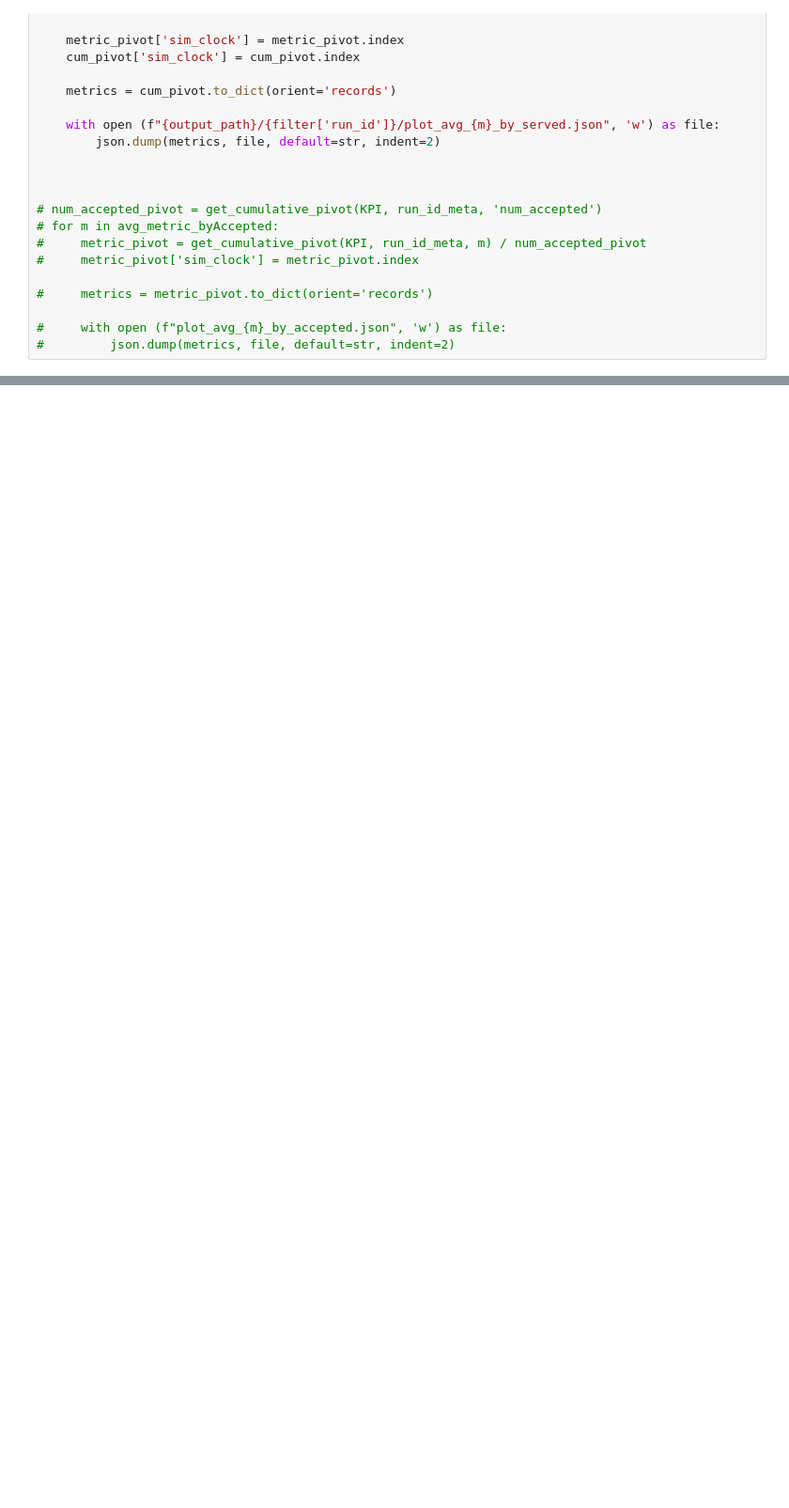
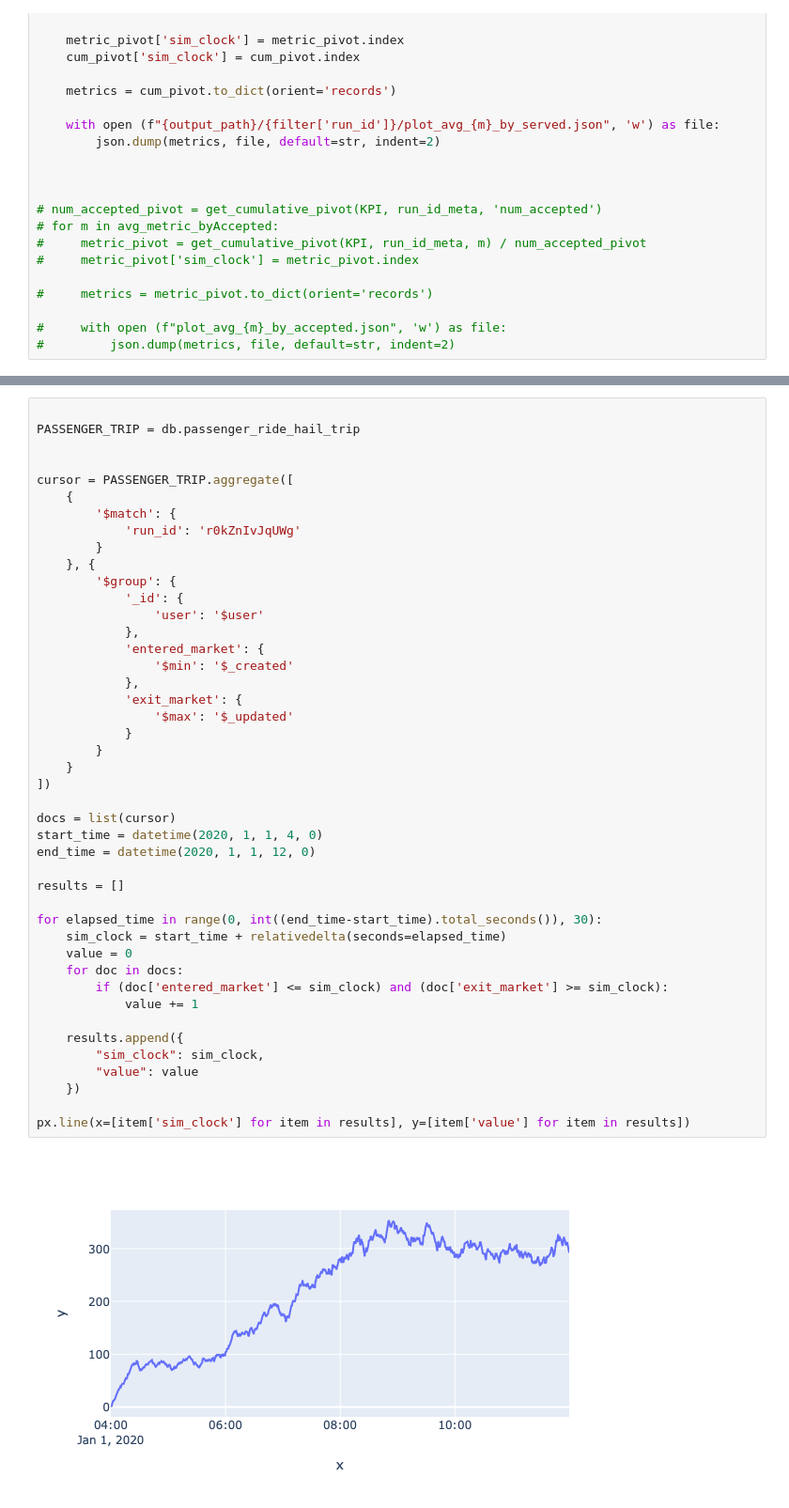
Before and after one commit to IORA-NUS/openride_apps, a Jupyter notebook: apps/analytics_app/notebook/DirectDBQueries.ipynb, the cells around one changed output, grey strips where cells are left out. Shown at 94% size. Cells and saved outputs as stored; diff of their text form; blank space fills up the shorter version.

```diff
--- a/apps/analytics_app/notebook/DirectDBQueries.ipynb
+++ b/apps/analytics_app/notebook/DirectDBQueries.ipynb
@@ -211,0 +290,46 @@ for m in avg_metric_byServed:
+# %%
+
+PASSENGER_TRIP = db.passenger_ride_hail_trip
+
+
+cursor = PASSENGER_TRIP.aggregate([
+    {
+        '$match': {
+            'run_id': 'r0kZnIvJqUWg'
+        }
+    }, {
+        '$group': {
+            '_id': {
+                'user': '$user'
+            },
+            'entered_market': {
+                '$min': '$_created'
+            },
+            'exit_market': {
+                '$max': '$_updated'
+            }
+        }
+    }
+])
+
+docs = list(cursor)
+start_time = datetime(2020, 1, 1, 4, 0)
+end_time = datetime(2020, 1, 1, 12, 0)
+
+results = []
+
+for elapsed_time in range(0, int((end_time-start_time).total_seconds()), 30):
+    sim_clock = start_time + relativedelta(seconds=elapsed_time)
+    value = 0
+    for doc in docs:
+        if (doc['entered_market'] <= sim_clock) and (doc['exit_market'] >= sim_clock):
+            value += 1
+
+    results.append({
+        "sim_clock": sim_clock,
+        "value": value
+    })
+
+px.line(x=[item['sim_clock'] for item in results], y=[item['value'] for item in results])
+# %% [output]
+[figure, added]
```
Also changed, not shown: parts of 4 cells of this notebook, 36 other files.
